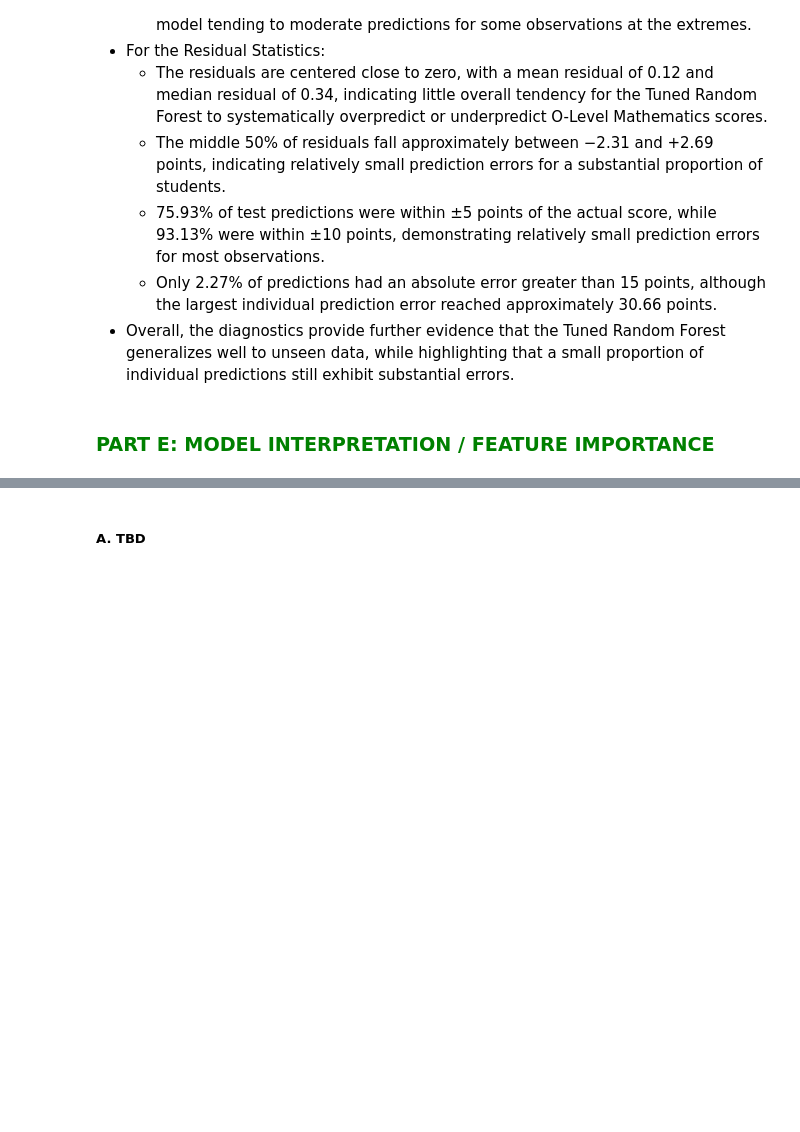
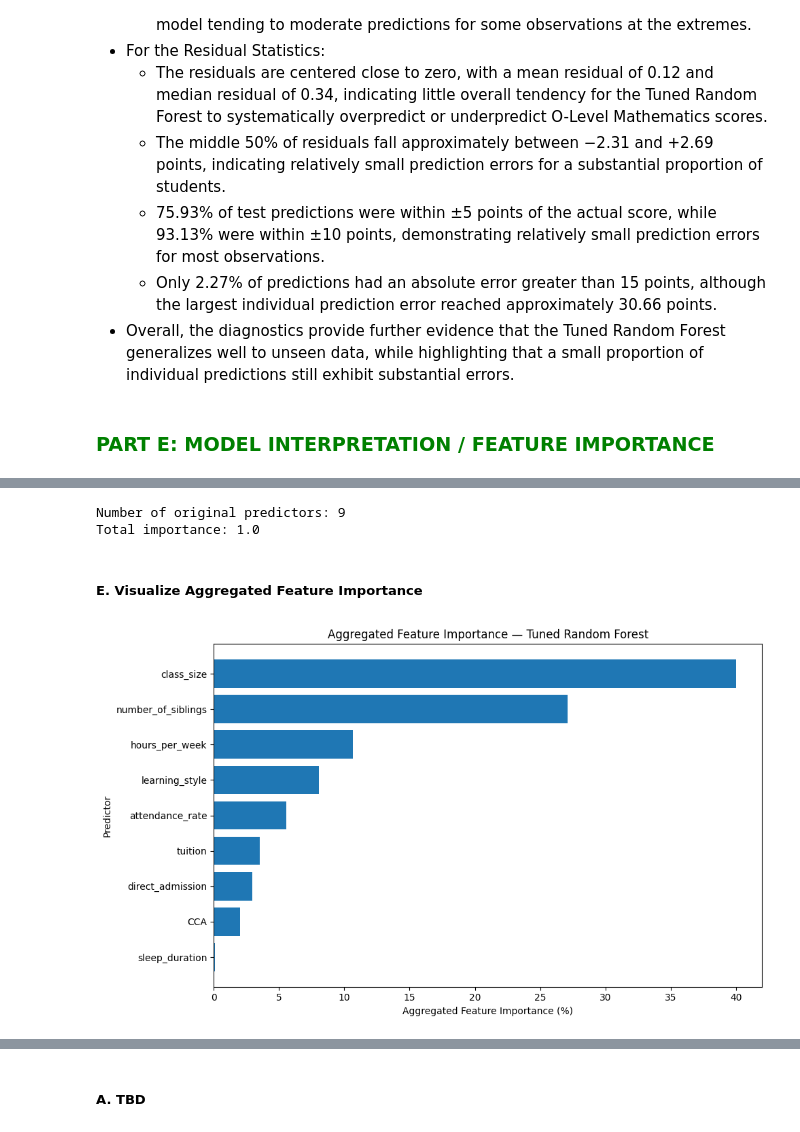
Before and after one commit to thedataanalyst-ylime/o-level-mathematics-performance-analysis, a Jupyter notebook: eda.ipynb, the cells around one changed output, grey strips where cells are left out. Cells and saved outputs as stored; diff of their text form; code cells hidden in the pictures; blank space fills up the shorter version.

Commit message:
PART E: Model Interpretation - Aggregated Feature Importance | Corrected the CCA value from NaN to None

```diff
--- a/eda.ipynb
+++ b/eda.ipynb
@@ -3658,0 +3816,19 @@ Largest absolute prediction error: 30.66
+# %%
+# Aggregate importance back to original predictors
+aggregated_importance = (
+    feature_importance
+    .groupby("Original_Feature", as_index=False)["Importance"]
+    .sum()
+    .sort_values("Importance", ascending=False)
+    .reset_index(drop=True)
+)
+
+# Convert to percentage
+aggregated_importance["Importance_%"] = (
+    aggregated_importance["Importance"] * 100
+)
+
+aggregated_importance.round({
+    "Importance": 4,
+    "Importance_%": 2
+})
@@ -3658,0 +3846,47 @@ Largest absolute prediction error: 30.66
+# %%
+print(
+    "Number of original predictors:",
+    len(aggregated_importance)
+)
+
+print(
+    "Total importance:",
+    round(aggregated_importance["Importance"].sum(), 4)
+)
+# %% [output]
+Number of original predictors: 9
+Total importance: 1.0
+# %% [markdown]
+##### E. Visualize Aggregated Feature Importance
+# %%
+import matplotlib.pyplot as plt
+
+plot_data = aggregated_importance.sort_values(
+    "Importance_%",
+    ascending=True
+)
+
+plt.figure(figsize=(10, 6))
+
+plt.barh(
+    plot_data["Original_Feature"],
+    plot_data["Importance_%"]
+)
+
+plt.xlabel("Aggregated Feature Importance (%)")
+plt.ylabel("Predictor")
+plt.title(
+    "Aggregated Feature Importance — Tuned Random Forest"
+)
+
+# Save as PNG
+plt.savefig(
+    charts_folder / "AggregatedFeatureImportance_TunedRandomForest",
+    dpi=300,
+    bbox_inches="tight"
+)
+
+plt.tight_layout()
+plt.show()
+# %% [output]
+[figure, added]
```
Also changed, not shown: parts of 20 cells of this notebook.
